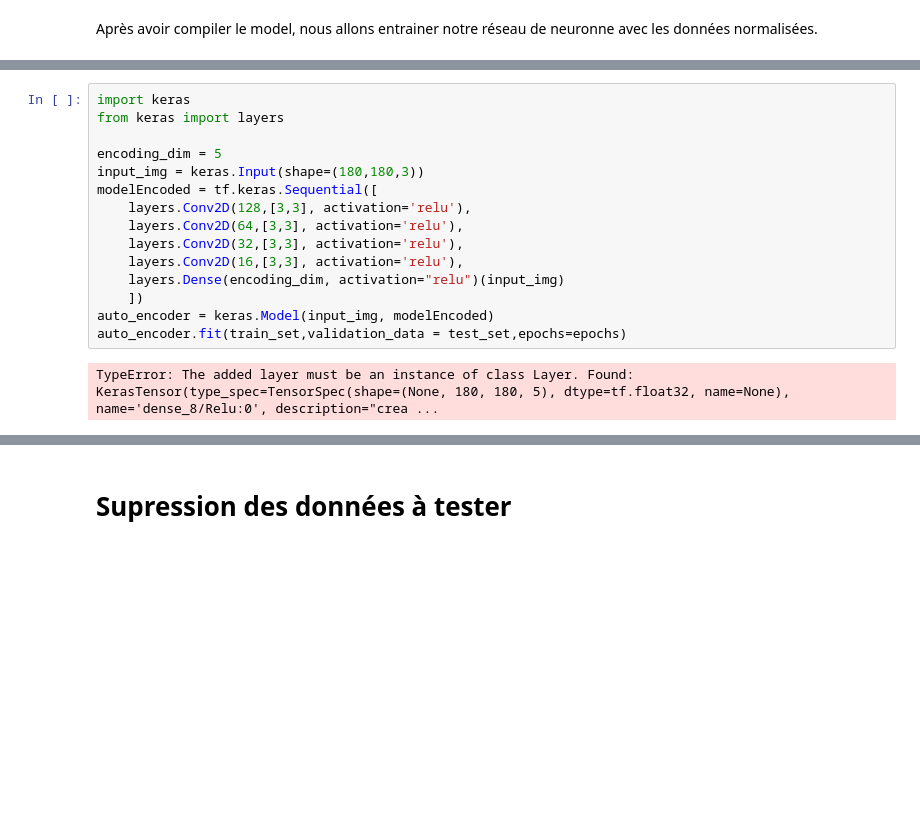
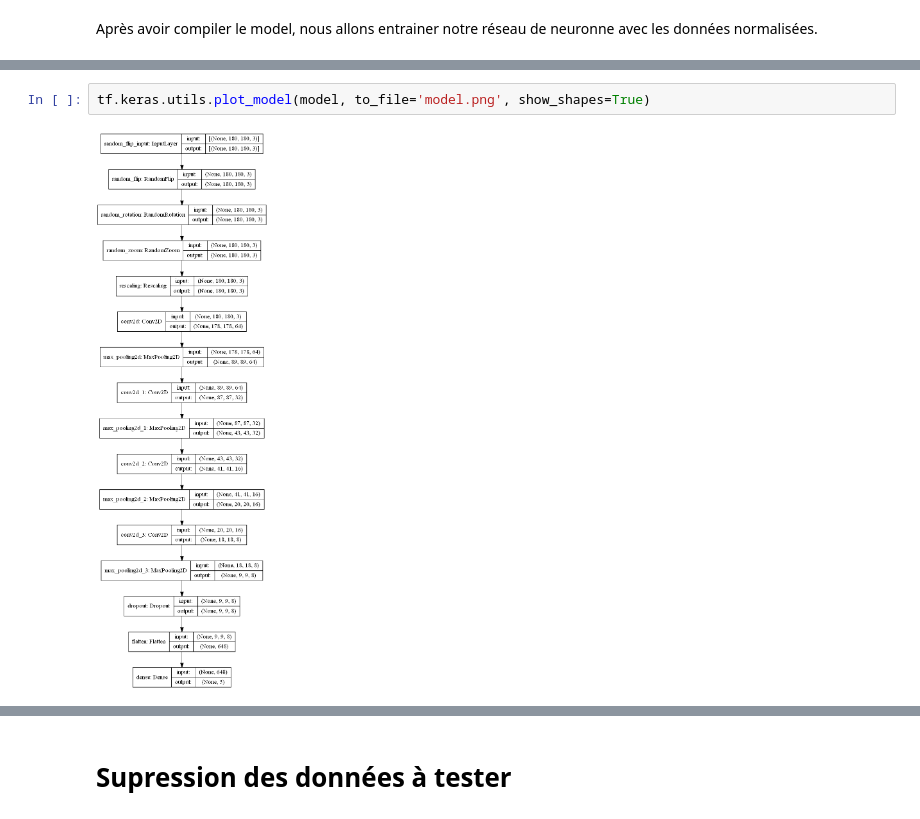
Before and after one commit to Variares1/Projet_DataScience_A5, a Jupyter notebook: final/Livrable 1.ipynb, the cells around one changed output, grey strips where cells are left out. Cells and saved outputs as stored; diff of their text form; blank space fills up the shorter version.

Commit message:
Graph CNN

```diff
--- a/final/Livrable 1.ipynb
+++ b/final/Livrable 1.ipynb
@@ -242,17 +244,4 @@ Epoch 9/25
-# %%
-import keras
-from keras import layers
-
-encoding_dim = 5
-input_img = keras.Input(shape=(180,180,3))
-modelEncoded = tf.keras.Sequential([
-    layers.Conv2D(128,[3,3], activation='relu'),
-    layers.Conv2D(64,[3,3], activation='relu'),
-    layers.Conv2D(32,[3,3], activation='relu'),
-    layers.Conv2D(16,[3,3], activation='relu'),
-    layers.Dense(encoding_dim, activation="relu")(input_img)
-    ])
-auto_encoder = keras.Model(input_img, modelEncoded)
-auto_encoder.fit(train_set,validation_data = test_set,epochs=epochs)
-# %% [output]
-TypeError: The added layer must be an instance of class Layer. Found: KerasTensor(type_spec=TensorSpec(shape=(None, 180, 180, 5), dtype=tf.float32, name=None), name='dense_8/Relu:0', description="crea ...
+# %%
+tf.keras.utils.plot_model(model, to_file='model.png', show_shapes=True)
+# %% [output]
+[figure, added]
```
Also changed, not shown: parts of 2 cells of this notebook, 6 other files.
